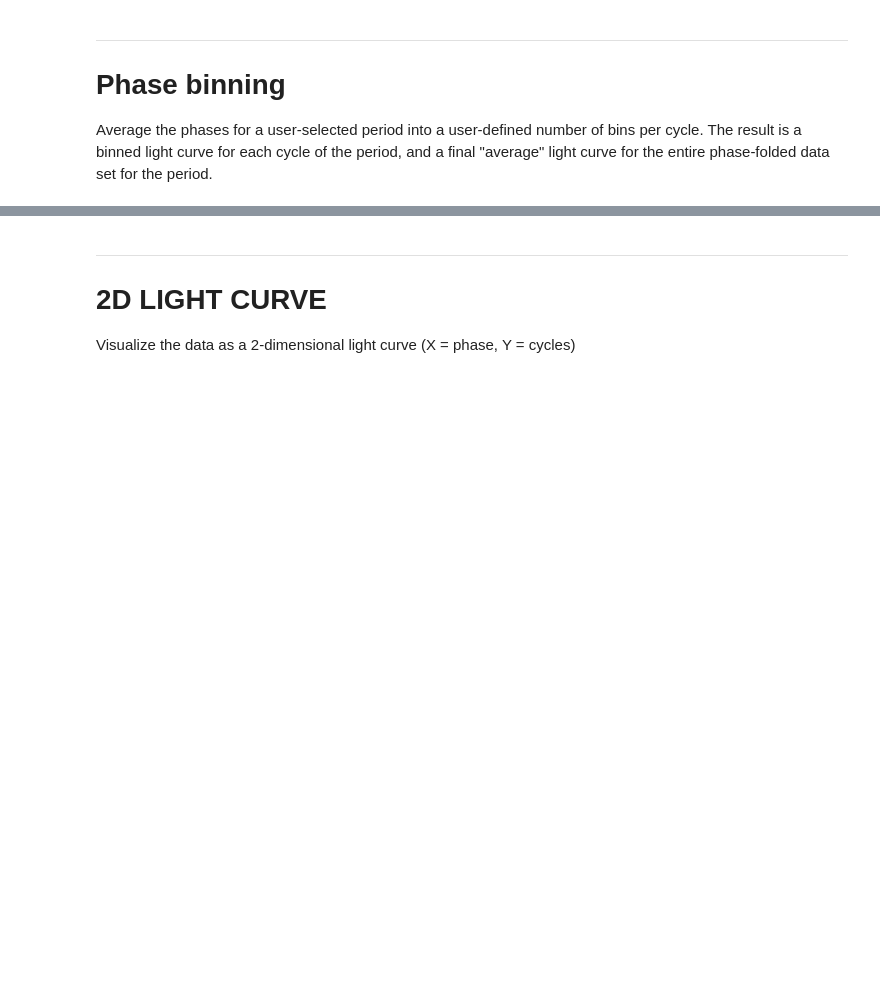
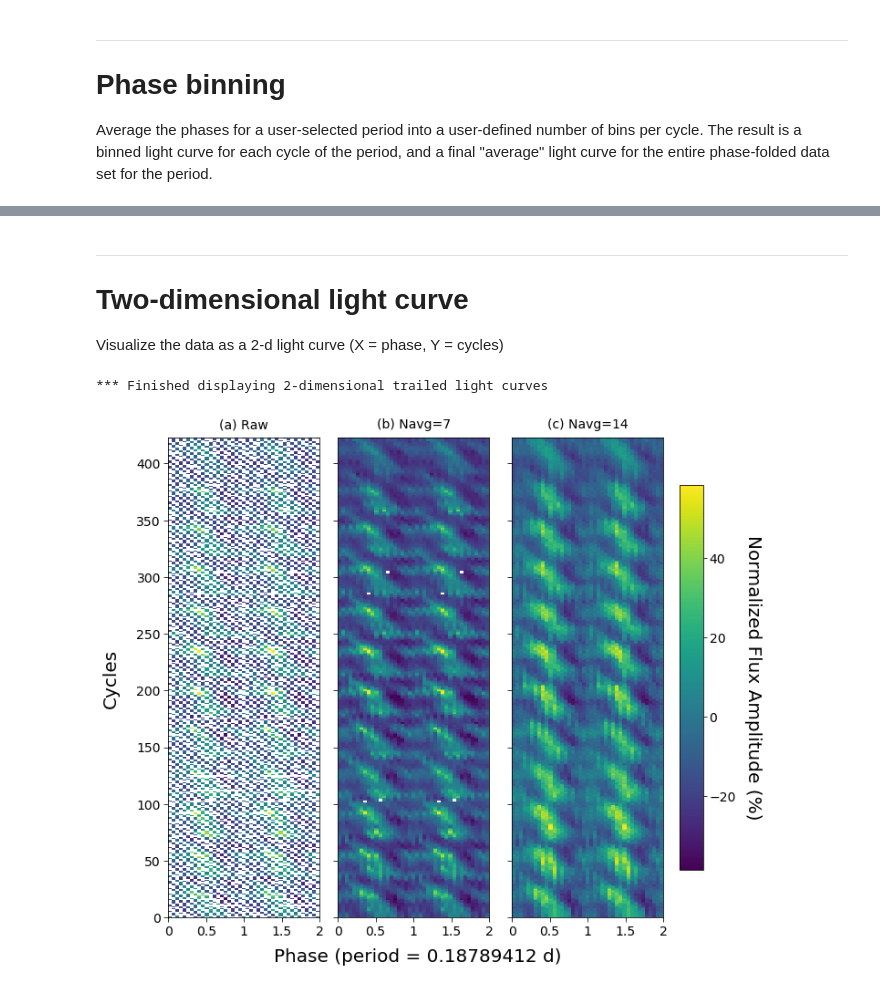
Before and after one commit to dwhoard/k2timeseries, a Jupyter notebook: k2timeseries.ipynb, the cells around one changed output, grey strips where cells are left out. Drawn from its saved outputs; the diff is of its cells as text; code cells hidden in the pictures; blank space fills up the shorter version.

```diff
--- a/k2timeseries.ipynb
+++ b/k2timeseries.ipynb
@@ -1085,14 +1491,18 @@ if LDEBUG >= 0:
 # %% [markdown]
 ---
-# 2D LIGHT CURVE
-Visualize the data as a 2-dimensional light curve (X = phase, Y = cycles)
+# Two-dimensional light curve
+Visualize the data as a 2-d light curve (X = phase, Y = cycles)
 # %%
 ###############################################
 # CUSTOMIZE ANY OF THESE AS NEEDED!!!
 
+# select period from list of periods defined above (df_pd_peaks.periods)
+pidx =  8 # orbit
+#pidx = 11 # spin
+
 # Select size(s) of the moving window for smoothing (number of cycles, [min, max])
 # Set min to be the smallest number that eliminates all Nans (white pixels) in the visualization
-wroll = [ 5, 20]
+wroll = [ 7, 14]
 
 # color map name
 pcmap = 'viridis'
@@ -1103,12 +1513,24 @@ pcmap = 'viridis'
 
 # aspect ratio (1.0 = 1:1)
 pasp = 0.015
+
+# skip outputting plot?
+#DO_SKIP=False
+DO_SKIP=True
 ###############################################
 
 fcount = 7 # increment output file counter
 
+# convert selected phasing into string for selecting correct DataFrame from dictionary
+spidx = str(pidx)
+if pidx < 10: spidx = '0'+spidx
+spidx = 'phi'+spidx
+
+# select correct DataFrame from dictionary (ignoring last 2 rows, which contain averages and uncertinaties)
+df_lc_clean_bin_one = df_lc_clean_bin[spidx].iloc[0:-2]
+
 # define the number of rows in the visualization image
-numrows = len(df_lc_clean_bin.index)
+numrows = len(df_lc_clean_bin_one.index)
 
 # set up the multipanel visualization
 gs_kw=dict(wspace=0.02)
@@ -1127,40 +1549,45 @@ fig.text(plypos[0], plypos[1], 'Cycles', va='center', rotation='vertical', size=
 imethod = 'none'
 for i in range(0,3):
     # make new DataFrame for working in
-    df_lc_clean_binavg = df_lc_clean_bin.copy()
+    df_lc_clean_binavg = df_lc_clean_bin_one.copy()
     # convert amplitudes to percentage variability
     for colname in phi_colnames:
-        df_lc_clean_binavg[colname] = 100.0*(df_lc_clean_bin[colname] - varflux_mean) / varflux_mean
+        df_lc_clean_binavg[colname] = norm_other(df_lc_clean_bin_one[colname], varflux_mean)
 
     # apply moving window smoothing
     if i >= 1:
         for colname in phi_colnames:
             df_lc_clean_binavg[colname] = df_lc_clean_binavg[colname].rolling(window=wroll[i-1], min_periods=1, center=True).mean()
 
     # label subplots
     if i == 0:
         ltitle = 'Raw'   # Missing data (Nans) are visualized in white
     else:
         ltitle = 'Navg='+str(wroll[i-1])
 
     # visualize data into subplots
     im = axN[i].imshow(df_lc_clean_binavg,aspect=pasp,origin='lower',extent=[0.0,2.0,0,numrows],interpolation=imethod,cmap=pcmap)
 
     # format and label tickmarks
     axN[i].tick_params(labelsize=pfontsize1, length=5)
     axN[i].set_xticks((0, 0.5, 1, 1.5, 2))
     axN[i].set_xticklabels(('0','0.5','1','1.5','2'))
     axN[i].set_title('('+abclabels[i]+') '+ltitle, fontsize=pfontsize1, pad=10)
 
     # display color bar
     if i == 2:
         cbar = fig.colorbar(im, ax=axN[i], shrink=0.8)
         cbar.ax.tick_params(labelsize=pfontsize1)
-        cbar.set_label('Flux Variation (%)', fontsize=pfontsize2, labelpad=28, rotation=270)
+        cbar.set_label('Normalized Flux Amplitude (%)', fontsize=pfontsize2, labelpad=28, rotation=270)
 
 # output the visualization
-fig.savefig(SAVEPATH+name_string+'_'+strfcount(fcount)+'_lc_trailed_'+str(df_pd_peaks.period[pidx])+'.png',dpi=150, bbox_inches='tight')
+if DO_SKIP == 'False':
+    fig.savefig(SAVEPATH+name_string+'_'+strfcount(fcount)+'_lc_trailed_'+str(df_pd_peaks.period[pidx])+'.png',dpi=150, bbox_inches='tight')
 
+# end this section gracefully
 if LDEBUG >= 0:
     print('*** Finished displaying 2-dimensional trailed light curves')
+# %% [output]
+*** Finished displaying 2-dimensional trailed light curves
+[figure, added]
 # %% [markdown]
```
Also changed, not shown: parts of 24 cells of this notebook.
